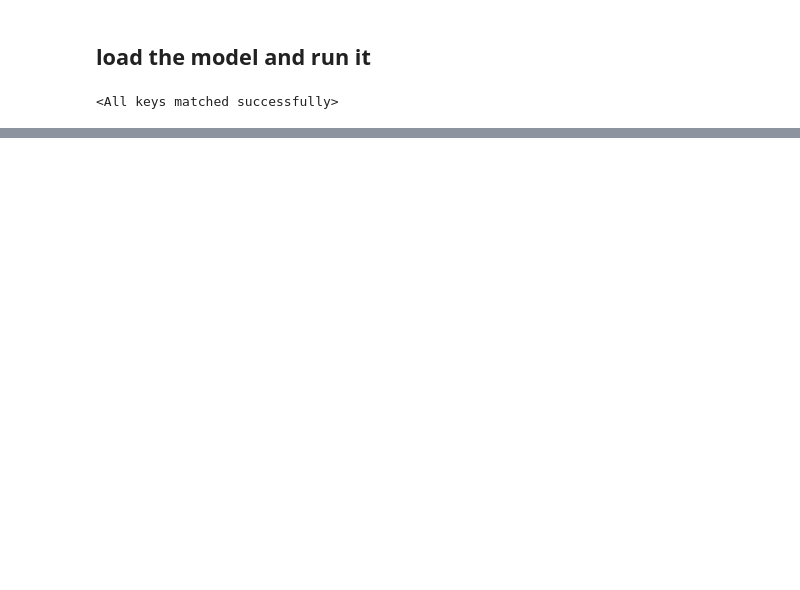
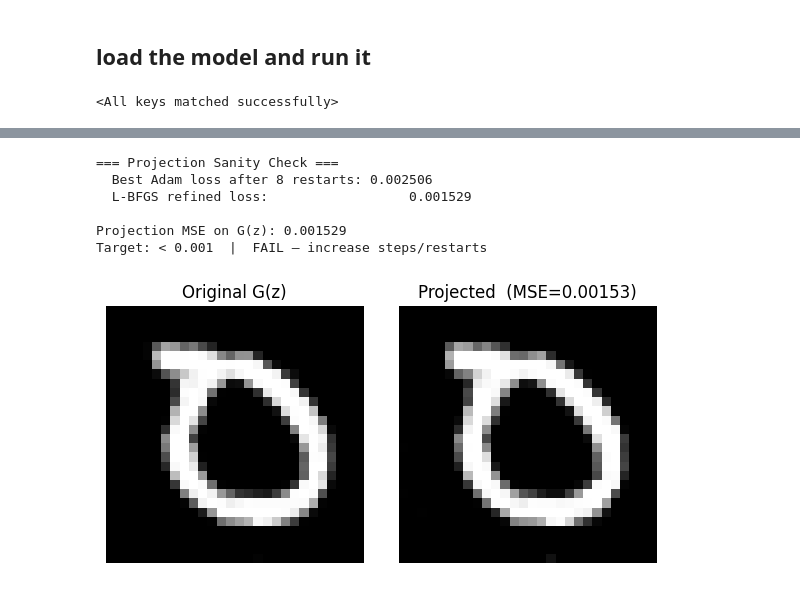
Before and after one commit to 1234krishna1234bhatt1234/GAN-based-projector-for-faster-recovery, a Jupyter notebook: Main.ipynb, the cells around one changed output, grey strips where cells are left out. Saved outputs shown, nothing was run; the diff lists cells and outputs as text; code cells hidden in the pictures; blank space fills up the shorter version.

```diff
--- a/Main.ipynb
+++ b/Main.ipynb
@@ -253 +369,33 @@ def pgd_on_range_G(A, y, G, G_inv, eta=0.1, T=500, device='cpu', verbose=True):
+# %%
+# ── Sanity check projection quality BEFORE running PGD ───────
+# If this fails, PGD has no chance. Target proj_loss < 0.001
+print("=== Projection Sanity Check ===")
+with torch.no_grad():
+    z_test    = torch.randn(1, 100, 1, 1).to(device)
+    img_test  = G(z_test)
+
+proj_img, z_proj = project_onto_range_G(
+    img_test, G, device=device,
+    lr_adam=0.05, steps_adam=300, restarts=8, steps_lbfgs=50
+)
+
+with torch.no_grad():
+    proj_err = torch.nn.functional.mse_loss(proj_img, img_test).item()
+    print(f"\nProjection MSE on G(z): {proj_err:.6f}")
+    print(f"Target: < 0.001  |  {'PASS ✓' if proj_err < 0.001 else 'FAIL — increase steps/restarts'}")
+
+plt.figure(figsize=(6, 3))
+plt.subplot(1,2,1); plt.imshow(img_test.cpu().numpy().reshape(28,28), cmap='gray')
+plt.title('Original G(z)'); plt.axis('off')
+plt.subplot(1,2,2); plt.imshow(proj_img.cpu().numpy().reshape(28,28), cmap='gray')
+plt.title(f'Projected  (MSE={proj_err:.5f})'); plt.axis('off')
+plt.tight_layout(); plt.show()
+# %% [output]
+=== Projection Sanity Check ===
+  Best Adam loss after 8 restarts: 0.002506
+  L-BFGS refined loss:                  0.001529
+
+Projection MSE on G(z): 0.001529
+Target: < 0.001  |  FAIL — increase steps/restarts
+[figure, added]
 # %%
```
Also changed, not shown: parts of 11 cells of this notebook, 3 other files.
